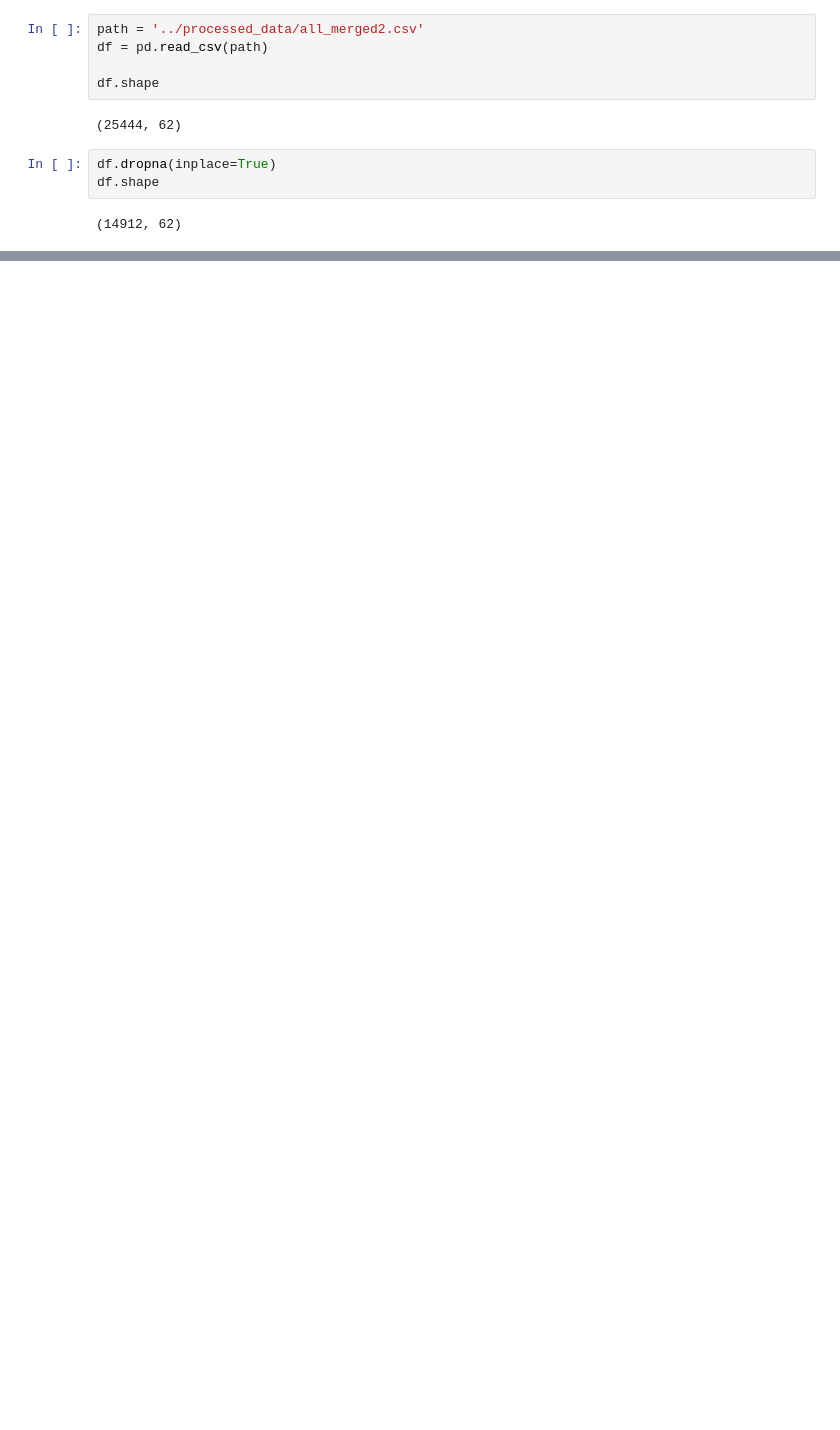
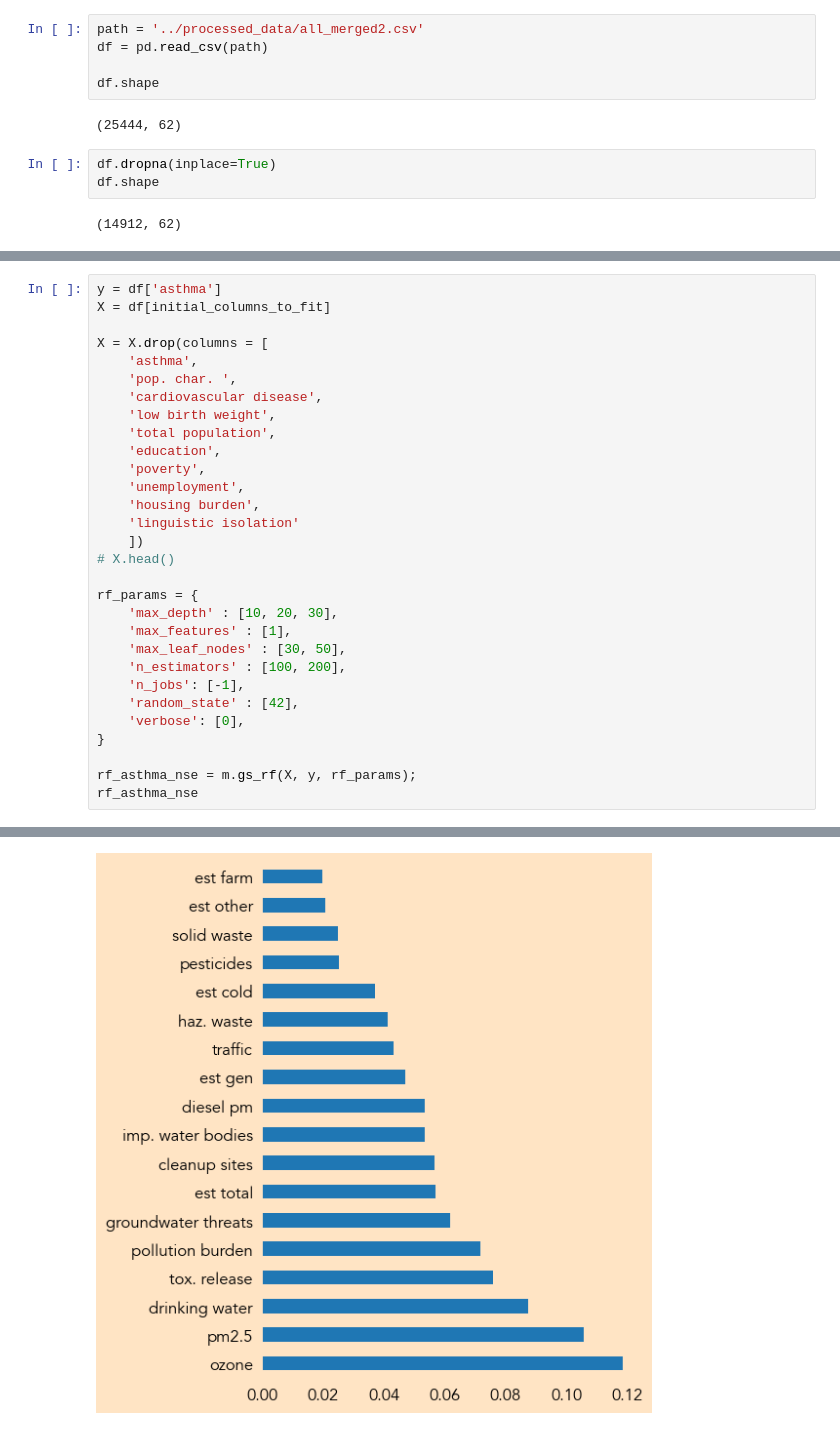
Before and after one commit to gigi-codes/warehouse_density, a Jupyter notebook: Giovanna/08_rf_gs.ipynb, the cells around one changed output, grey strips where cells are left out. Cells and saved outputs as stored; diff of their text form; blank space fills up the shorter version.

```diff
--- a/Giovanna/08_rf_gs.ipynb
+++ b/Giovanna/08_rf_gs.ipynb
@@ -96,0 +239,31 @@ Model   | Estimator                 | $n-estimator$  | $max  depth$ | $max featu
+# %%
+y = df['asthma']
+X = df[initial_columns_to_fit]
+
+X = X.drop(columns = [
+    'asthma',
+    'pop. char. ',
+    'cardiovascular disease',
+    'low birth weight',
+    'total population',
+    'education',
+    'poverty',
+    'unemployment',
+    'housing burden',
+    'linguistic isolation'
+    ])
+# X.head()
+
+rf_params = {
+    'max_depth' : [10, 20, 30],
+    'max_features' : [1],
+    'max_leaf_nodes' : [30, 50],
+    'n_estimators' : [100, 200],
+    'n_jobs': [-1],
+    'random_state' : [42],
+    'verbose': [0],
+}
+
+rf_asthma_nse = m.gs_rf(X, y, rf_params);
+rf_asthma_nse
+# %% [output]
@@ -96,0 +291 @@ Model   | Estimator                 | $n-estimator$  | $max  depth$ | $max featu
+[figure, added]
```
Also changed, not shown: parts of 27 cells of this notebook, 4 other files.
